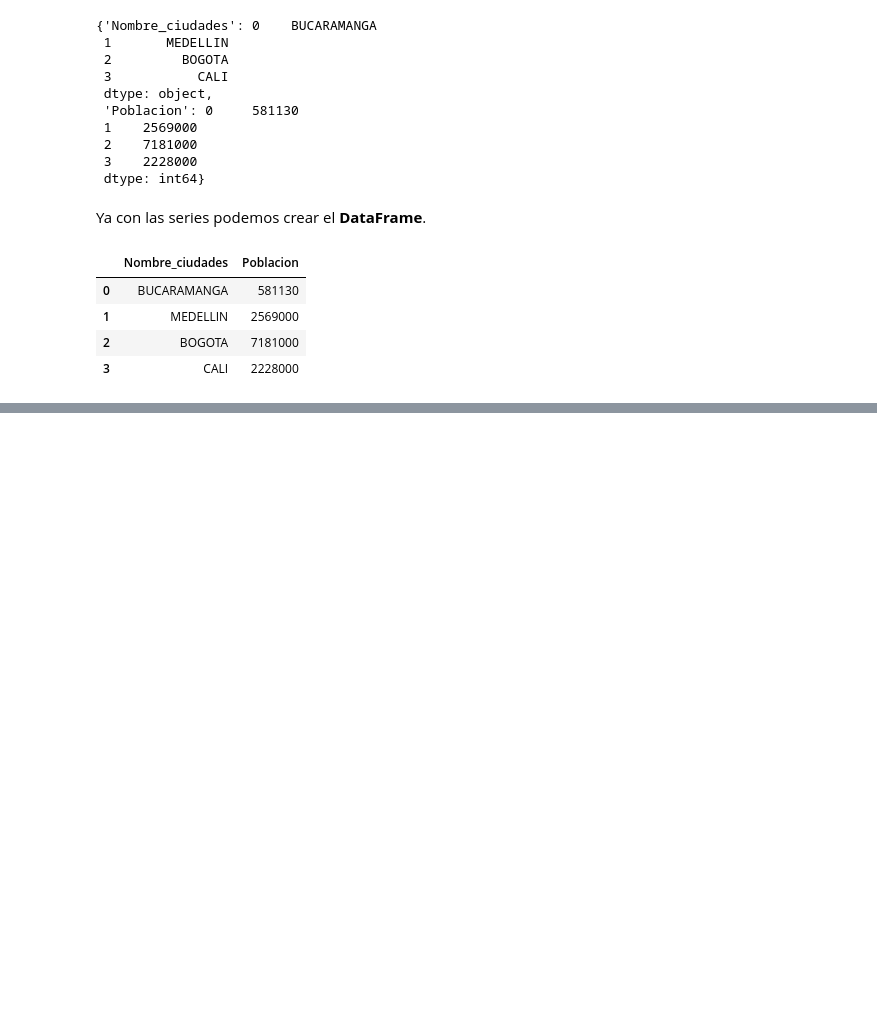
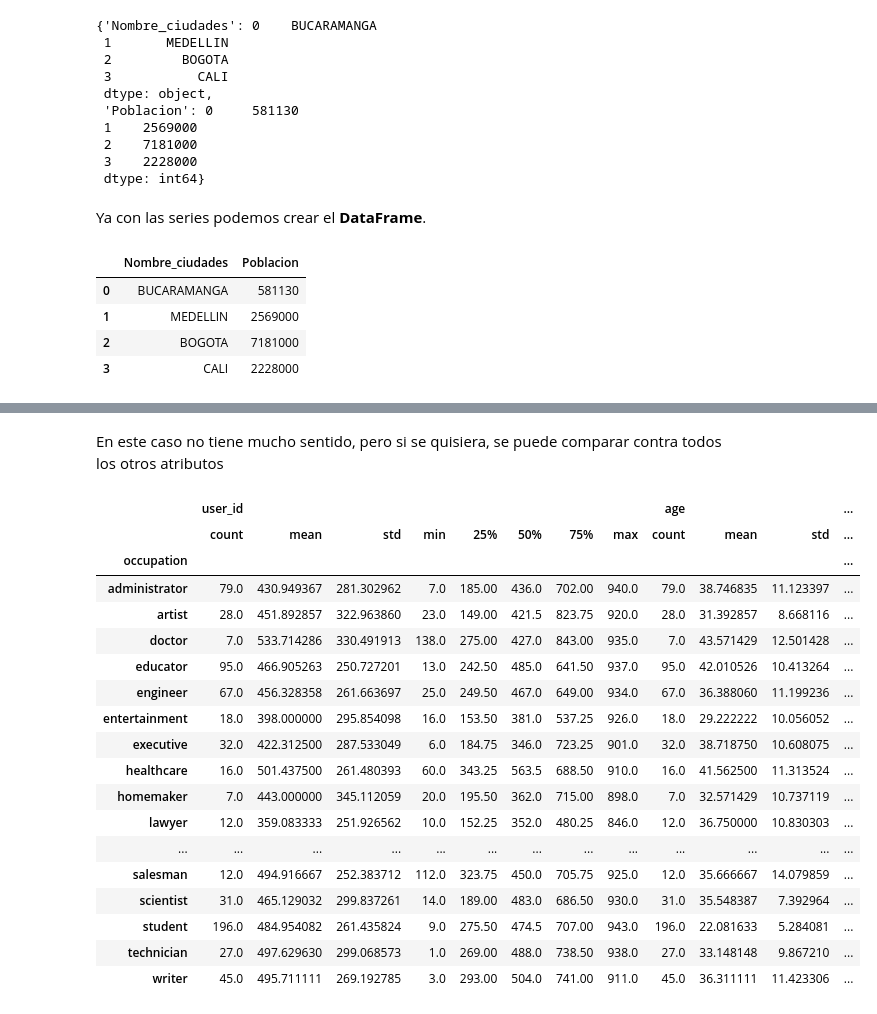
Before and after one commit to bonaldee/2021_Pandas_tutorial, a Jupyter notebook: Tutorial_Pandas_sesion1.ipynb, the cells around one changed output, grey strips where cells are left out. Drawn from its saved outputs; the diff is of its cells as text; code cells hidden in the pictures; blank space fills up the shorter version.

```diff
--- a/Tutorial_Pandas_sesion1.ipynb
+++ b/Tutorial_Pandas_sesion1.ipynb
@@ -78,0 +262,3 @@ Entre otras características, Pandas permite la lectura y carga de archivos tipo
+# %%
+us = pd.read_csv('data/users.csv')
+us.head()
@@ -78,0 +516,24 @@ Entre otras características, Pandas permite la lectura y carga de archivos tipo
+# %% [markdown]
+En este caso no tiene mucho sentido, pero si se quisiera, se puede comparar contra todos los otros atributos
+# %%
+us.groupby('occupation').describe()
+# %% [output]
+|  | user_id |  |  |  |  |  |  |  | age |  |  | ... |
+|  | count | mean | std | min | 25% | 50% | 75% | max | count | mean | std | ... |
+| occupation |  |  |  |  |  |  |  |  |  |  |  | ... |
+| administrator | 79.0 | 430.949367 | 281.302962 | 7.0 | 185.00 | 436.0 | 702.00 | 940.0 | 79.0 | 38.746835 | 11.123397 | ... |
+| artist | 28.0 | 451.892857 | 322.963860 | 23.0 | 149.00 | 421.5 | 823.75 | 920.0 | 28.0 | 31.392857 | 8.668116 | ... |
+| doctor | 7.0 | 533.714286 | 330.491913 | 138.0 | 275.00 | 427.0 | 843.00 | 935.0 | 7.0 | 43.571429 | 12.501428 | ... |
+| educator | 95.0 | 466.905263 | 250.727201 | 13.0 | 242.50 | 485.0 | 641.50 | 937.0 | 95.0 | 42.010526 | 10.413264 | ... |
+| engineer | 67.0 | 456.328358 | 261.663697 | 25.0 | 249.50 | 467.0 | 649.00 | 934.0 | 67.0 | 36.388060 | 11.199236 | ... |
+| entertainment | 18.0 | 398.000000 | 295.854098 | 16.0 | 153.50 | 381.0 | 537.25 | 926.0 | 18.0 | 29.222222 | 10.056052 | ... |
+| executive | 32.0 | 422.312500 | 287.533049 | 6.0 | 184.75 | 346.0 | 723.25 | 901.0 | 32.0 | 38.718750 | 10.608075 | ... |
+| healthcare | 16.0 | 501.437500 | 261.480393 | 60.0 | 343.25 | 563.5 | 688.50 | 910.0 | 16.0 | 41.562500 | 11.313524 | ... |
+| homemaker | 7.0 | 443.000000 | 345.112059 | 20.0 | 195.50 | 362.0 | 715.00 | 898.0 | 7.0 | 32.571429 | 10.737119 | ... |
+| lawyer | 12.0 | 359.083333 | 251.926562 | 10.0 | 152.25 | 352.0 | 480.25 | 846.0 | 12.0 | 36.750000 | 10.830303 | ... |
+| ... | ... | ... | ... | ... | ... | ... | ... | ... | ... | ... | ... | ... |
+| salesman | 12.0 | 494.916667 | 252.383712 | 112.0 | 323.75 | 450.0 | 705.75 | 925.0 | 12.0 | 35.666667 | 14.079859 | ... |
+| scientist | 31.0 | 465.129032 | 299.837261 | 14.0 | 189.00 | 483.0 | 686.50 | 930.0 | 31.0 | 35.548387 | 7.392964 | ... |
+| student | 196.0 | 484.954082 | 261.435824 | 9.0 | 275.50 | 474.5 | 707.00 | 943.0 | 196.0 | 22.081633 | 5.284081 | ... |
+| technician | 27.0 | 497.629630 | 299.068573 | 1.0 | 269.00 | 488.0 | 738.50 | 938.0 | 27.0 | 33.148148 | 9.867210 | ... |
+| writer | 45.0 | 495.711111 | 269.192785 | 3.0 | 293.00 | 504.0 | 741.00 | 911.0 | 45.0 | 36.311111 | 11.423306 | ... |
```
Also changed, not shown: parts of 75 cells of this notebook, 10 other files.
